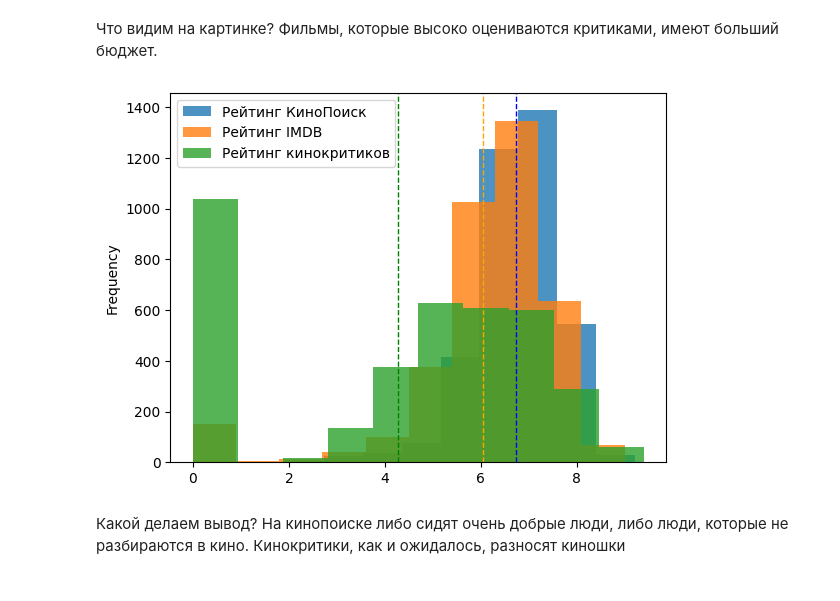
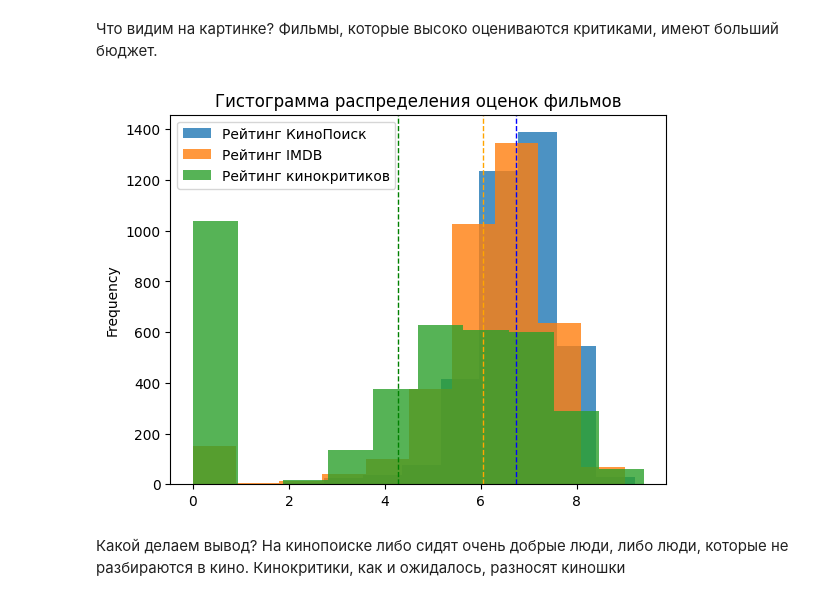
Before and after one commit to alburina/Andan-project-, a Jupyter notebook: graphics.ipynb, the cells around one changed output. Saved outputs shown, nothing was run; the diff lists cells and outputs as text; code cells hidden in the pictures.

```diff
--- a/graphics.ipynb
+++ b/graphics.ipynb
@@ -164,16 +139,16 @@ plt.show()
 # %%
 # чекнем, как эти фильмы оцениваются разными источниками
 kritika=['Рейтинг КиноПоиск','Рейтинг IMDB','Рейтинг кинокритиков']
 for i in kritika:
   df_2004_2024[i].plot.hist(label=i,alpha=0.8)
 plt.gca().legend()
 plt.axvline(df_2004_2024['Рейтинг КиноПоиск'].mean(), color='blue', linestyle='dashed', linewidth=1)
 plt.axvline(df_2004_2024['Рейтинг IMDB'].mean(), color='orange', linestyle='dashed', linewidth=1)
 plt.axvline(df_2004_2024['Рейтинг кинокритиков'].mean(), color='green', linestyle='dashed', linewidth=1)
-
+plt.title('Гистограмма распределения оценок фильмов')
 plt.show()
 # %% [output]
-[figure, old version]
+[figure, new version]
 # %% [markdown]
 Какой делаем вывод? На кинопоиске либо сидят очень добрые люди, либо люди, которые не разбираются в кино. Кинокритики, как и ожидалось, разносят киношки
 # %%
```
Also changed, not shown: parts of 7 cells of this notebook.
